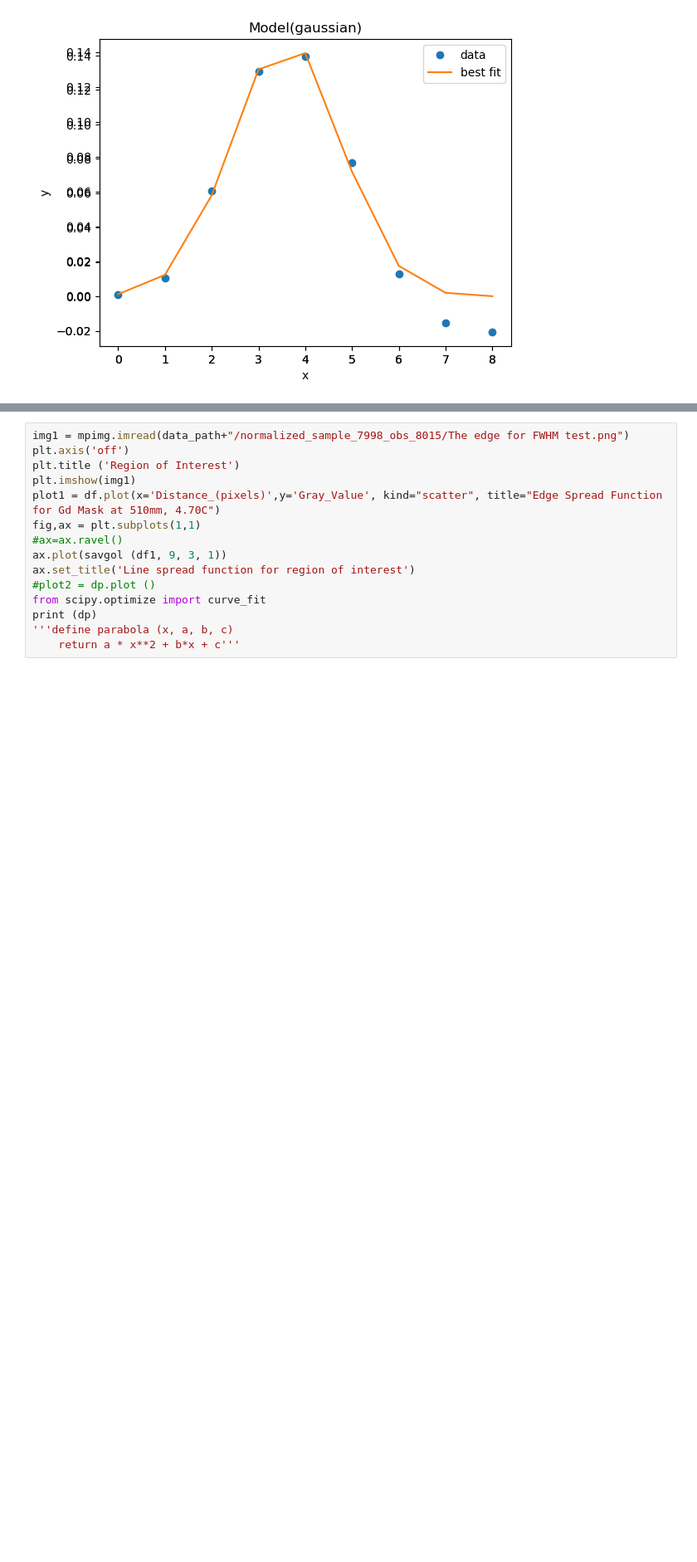
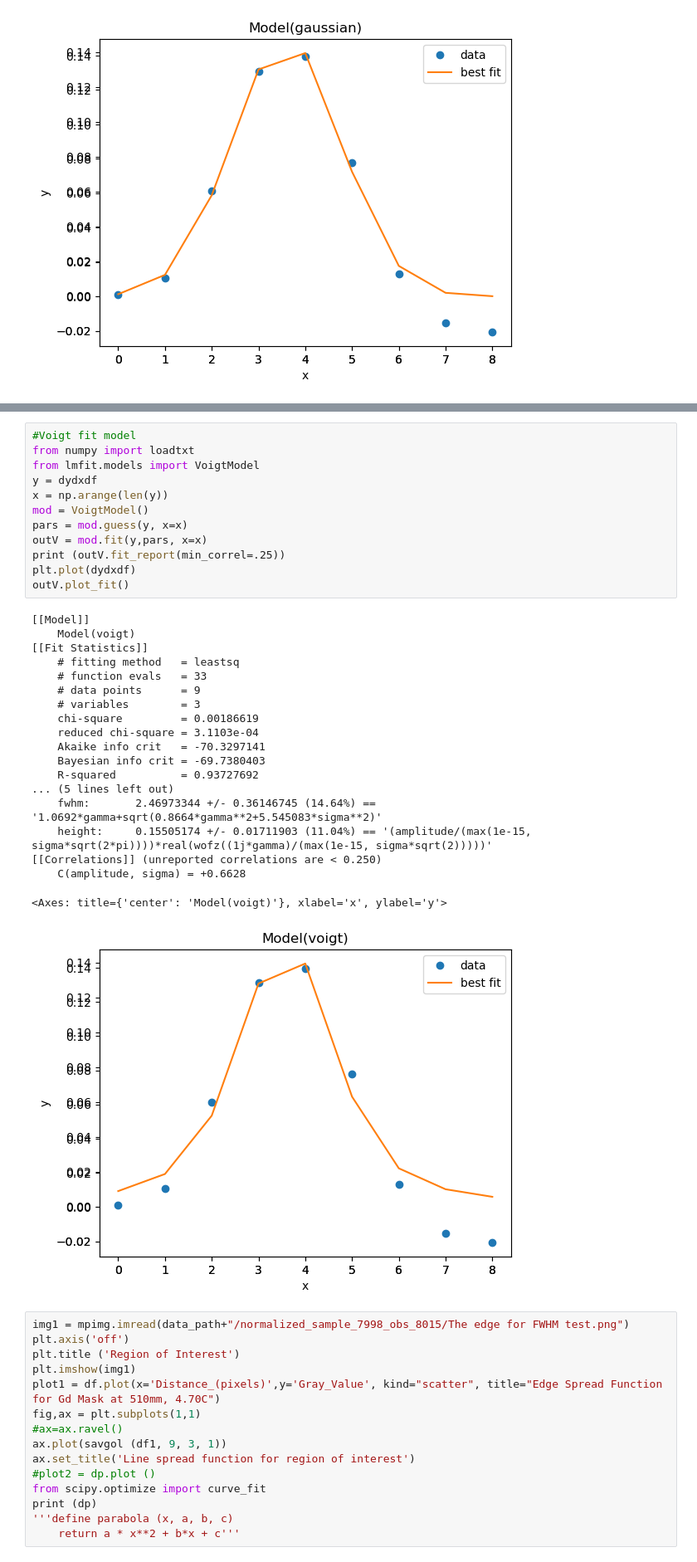
Before and after one commit to ornlneutronimaging/MCP_Sensor_Resolution, a Jupyter notebook: Normalization_Resolution_function_MCP_sensor.ipynb, the cells around one changed output, grey strips where cells are left out. Shown at 83% size. Saved outputs shown, nothing was run; the diff lists cells and outputs as text; blank space fills up the shorter version.

```diff
--- a/Normalization_Resolution_function_MCP_sensor.ipynb
+++ b/Normalization_Resolution_function_MCP_sensor.ipynb
@@ -111,3 +134,35 @@ out.plot_fit()
+# %%
+#Voigt fit model
+from numpy import loadtxt
+from lmfit.models import VoigtModel
+y = dydxdf
+x = np.arange(len(y))
+mod = VoigtModel()
+pars = mod.guess(y, x=x)
+outV = mod.fit(y,pars, x=x)
+print (outV.fit_report(min_correl=.25))
+plt.plot(dydxdf)
+outV.plot_fit()
+# %% [output]
+[[Model]]
+    Model(voigt)
+[[Fit Statistics]]
+    # fitting method   = leastsq
+    # function evals   = 33
+    # data points      = 9
+    # variables        = 3
+    chi-square         = 0.00186619
+    reduced chi-square = 3.1103e-04
+    Akaike info crit   = -70.3297141
+    Bayesian info crit = -69.7380403
+    R-squared          = 0.93727692
+... (5 lines left out)
+    fwhm:       2.46973344 +/- 0.36146745 (14.64%) == '1.0692*gamma+sqrt(0.8664*gamma**2+5.545083*sigma**2)'
+    height:     0.15505174 +/- 0.01711903 (11.04%) == '(amplitude/(max(1e-15, sigma*sqrt(2*pi))))*real(wofz((1j*gamma)/(max(1e-15, sigma*sqrt(2)))))'
+[[Correlations]] (unreported correlations are < 0.250)
+    C(amplitude, sigma) = +0.6628
+<Axes: title={'center': 'Model(voigt)'}, xlabel='x', ylabel='y'>
+[figure, added]
 # %%
 img1 = mpimg.imread(data_path+"/normalized_sample_7998_obs_8015/The edge for FWHM test.png")
 plt.axis('off')
```
Also changed, not shown: parts of 1 cell of this notebook.
